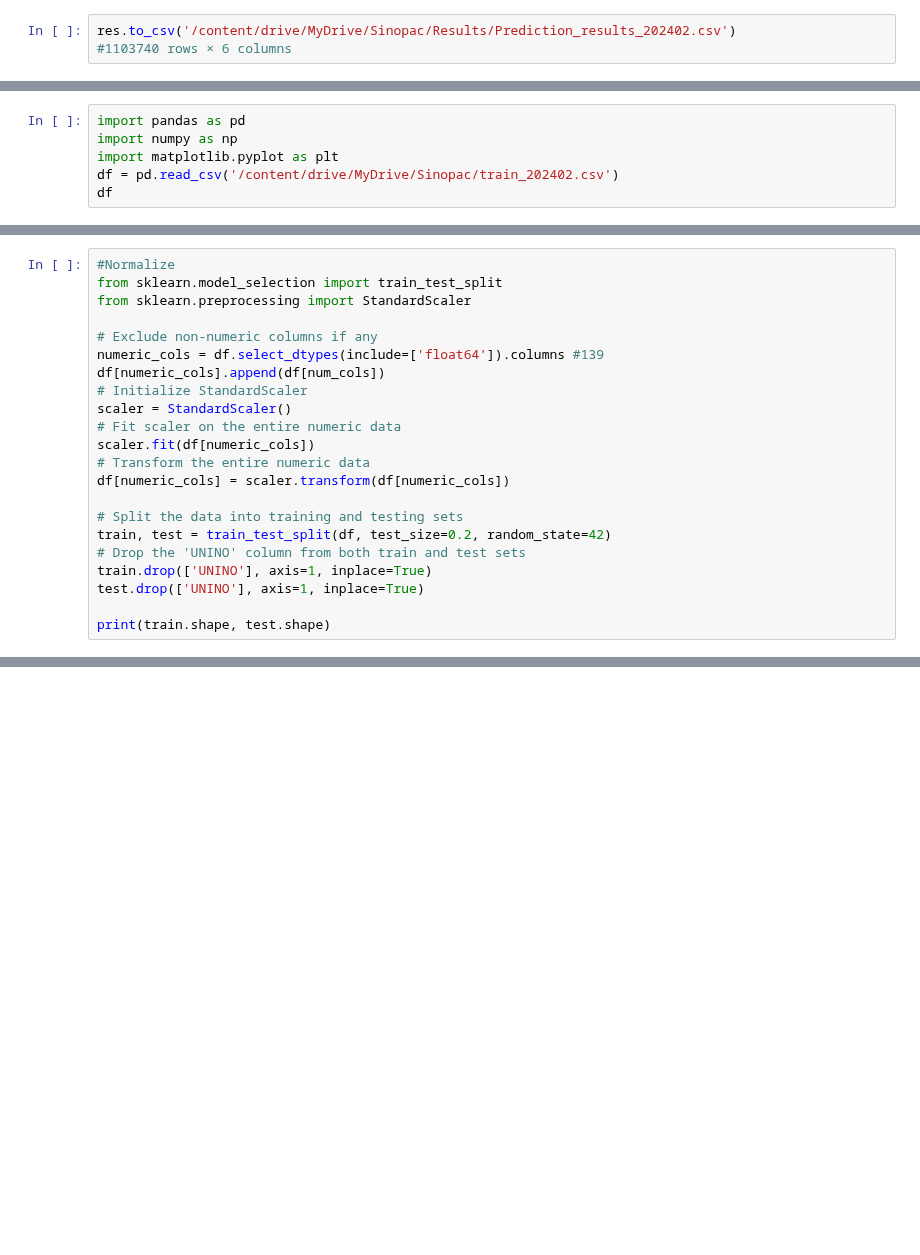
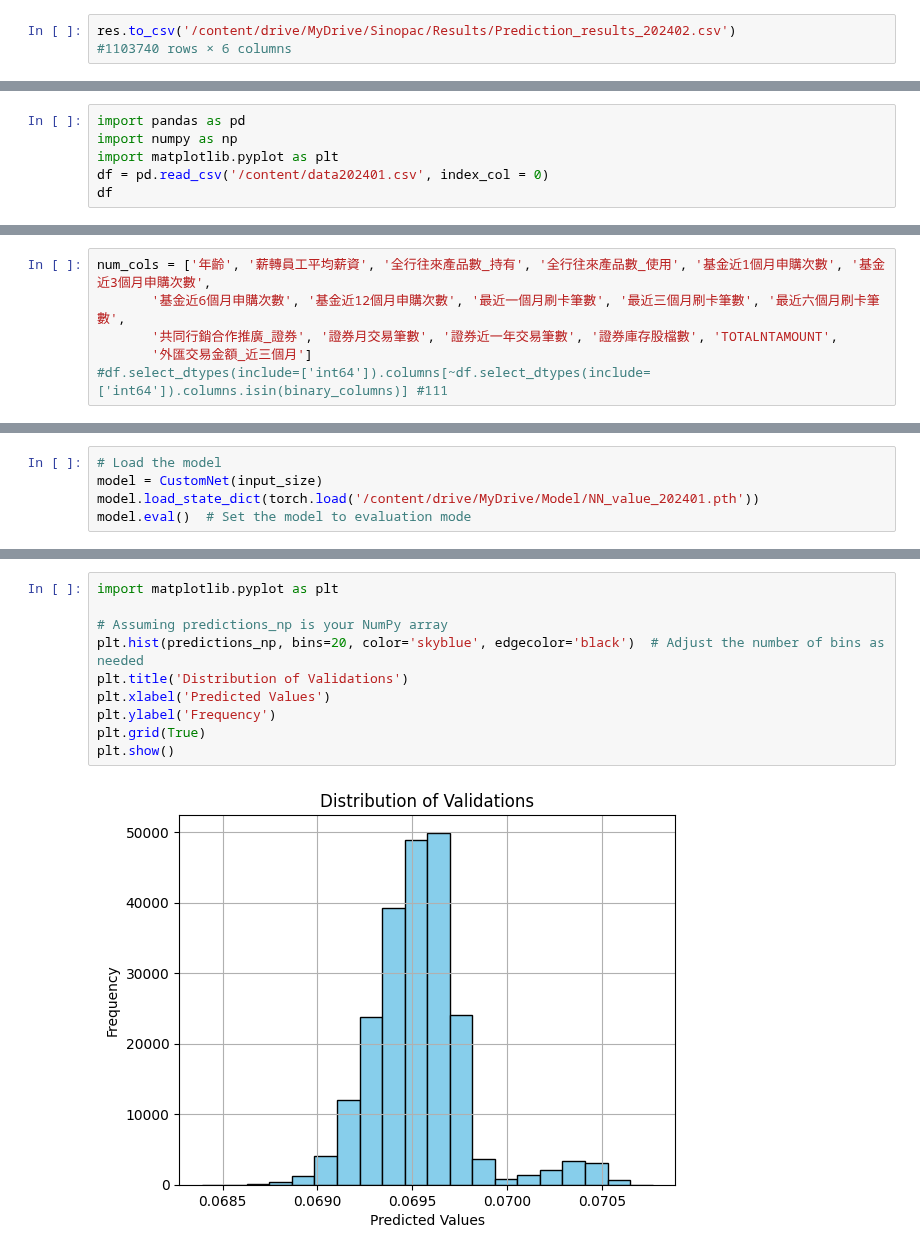
Before and after one commit to sssylvia0/Uplift_Model, a Jupyter notebook: NN.ipynb, the cells around one changed output, grey strips where cells are left out. Saved outputs shown, nothing was run; the diff lists cells and outputs as text; blank space fills up the shorter version.

Commit message:
Value

```diff
--- a/NN.ipynb
+++ b/NN.ipynb
@@ -589,7 +555,7 @@ print(model)
 import pandas as pd
 import numpy as np
 import matplotlib.pyplot as plt
-df = pd.read_csv('/content/drive/MyDrive/Sinopac/train_202402.csv')
+df = pd.read_csv('/content/data202401.csv', index_col = 0)
 df
 # %% [output]
 |  | UNINO | 年齡 | 公司戶記號 | 性別 | 呆帳記號_含信用卡 | 客戶年收入 | 網路會員記號 | 網路使用記號_行動銀行 | 小mma記號 | 網路服務記號 | ... |
@@ -608,2 +574,8 @@ df
+# %%
+num_cols = ['年齡', '薪轉員工平均薪資', '全行往來產品數_持有', '全行往來產品數_使用', '基金近1個月申購次數', '基金近3個月申購次數',
+       '基金近6個月申購次數', '基金近12個月申購次數', '最近一個月刷卡筆數', '最近三個月刷卡筆數', '最近六個月刷卡筆數',
+       '共同行銷合作推廣_證券', '證券月交易筆數', '證券近一年交易筆數', '證券庫存股檔數', 'TOTALNTAMOUNT',
+       '外匯交易金額_近三個月']
+#df.select_dtypes(include=['int64']).columns[~df.select_dtypes(include=['int64']).columns.isin(binary_columns)] #111
 # %%
 #1. Minmax
@@ -640,22 +621,0 @@ Name: 換匯發送名單, Length: 174872, dtype: int64
-# %%
-#Normalize
-from sklearn.model_selection import train_test_split
-from sklearn.preprocessing import StandardScaler
-
-# Exclude non-numeric columns if any
-numeric_cols = df.select_dtypes(include=['float64']).columns #139
-df[numeric_cols].append(df[num_cols])
-# Initialize StandardScaler
-scaler = StandardScaler()
-# Fit scaler on the entire numeric data
-scaler.fit(df[numeric_cols])
-# Transform the entire numeric data
-df[numeric_cols] = scaler.transform(df[numeric_cols])
-
-# Split the data into training and testing sets
-train, test = train_test_split(df, test_size=0.2, random_state=42)
-# Drop the 'UNINO' column from both train and test sets
-train.drop(['UNINO'], axis=1, inplace=True)
-test.drop(['UNINO'], axis=1, inplace=True)
-
-print(train.shape, test.shape)
@@ -770,0 +850,5 @@ for epoch in range(num_epochs):
+# %%
+# Load the model
+model = CustomNet(input_size)
+model.load_state_dict(torch.load('/content/drive/MyDrive/Model/NN_value_202401.pth'))
+model.eval()  # Set the model to evaluation mode
@@ -815,0 +920,12 @@ InvalidIndexError: (slice(None, None, None), 152)
+# %%
+import matplotlib.pyplot as plt
+
+# Assuming predictions_np is your NumPy array
+plt.hist(predictions_np, bins=20, color='skyblue', edgecolor='black')  # Adjust the number of bins as needed
+plt.title('Distribution of Validations')
+plt.xlabel('Predicted Values')
+plt.ylabel('Frequency')
+plt.grid(True)
+plt.show()
+# %% [output]
+[figure, added]
```
Also changed, not shown: parts of 35 cells of this notebook.
